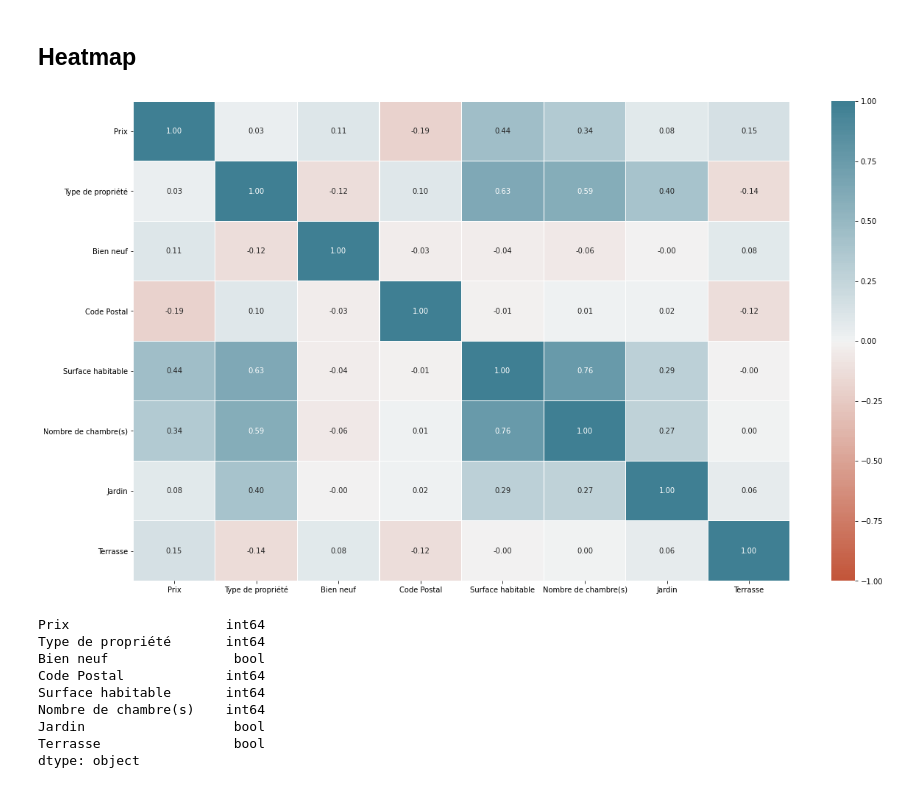
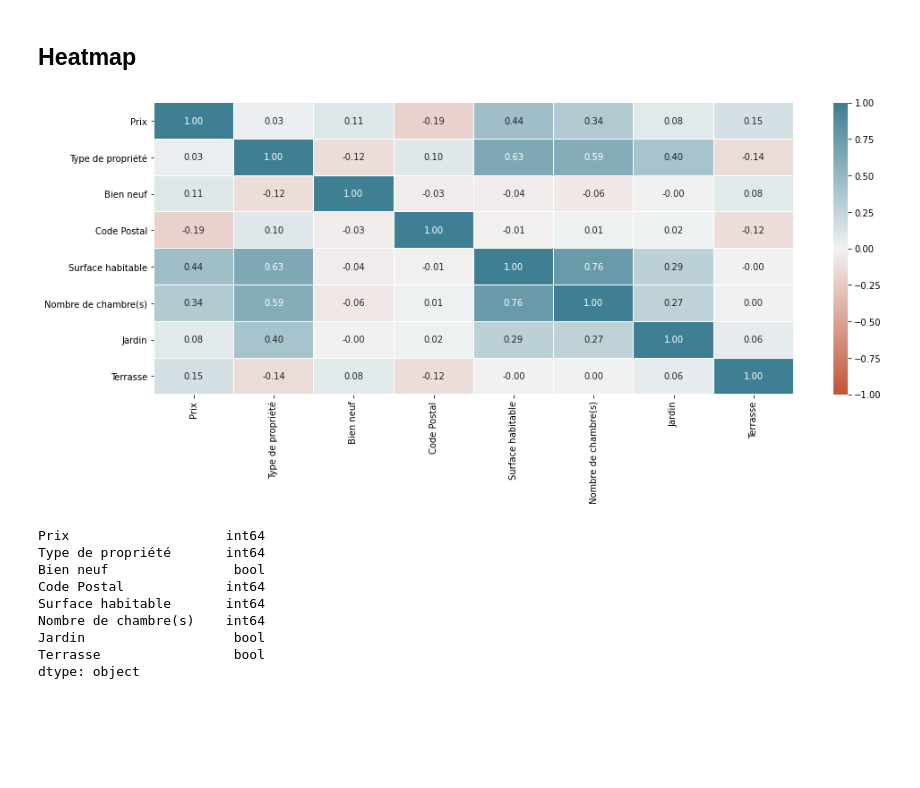
Before and after one commit to leersmathieu/ImmoEliza-API, a Jupyter notebook: data-cleaning.ipynb, the cells around one changed output. Drawn from its saved outputs; the diff is of its cells as text; code cells hidden in the pictures; blank space fills up the shorter version.

```diff
--- a/data-cleaning.ipynb
+++ b/data-cleaning.ipynb
@@ -588,12 +588,12 @@ Name: Piscine, dtype: int64
 ## Heatmap
 # %%
 # Print the heatmap
-plt.subplots(figsize=(20, 12))
+plt.subplots(figsize=(16, 6))
 sns.heatmap(df.corr(), annot=True, linewidths=0.05, fmt= '.2f', vmin=-1, vmax=1, center=0, cmap=sns.diverging_palette(20, 220, n=200))
 
 plt.show()
 # %% [output]
-[figure, old version]
+[figure, new version]
 # %%
 df.dtypes
 # %% [output]
```
Also changed, not shown: 2 other files.
